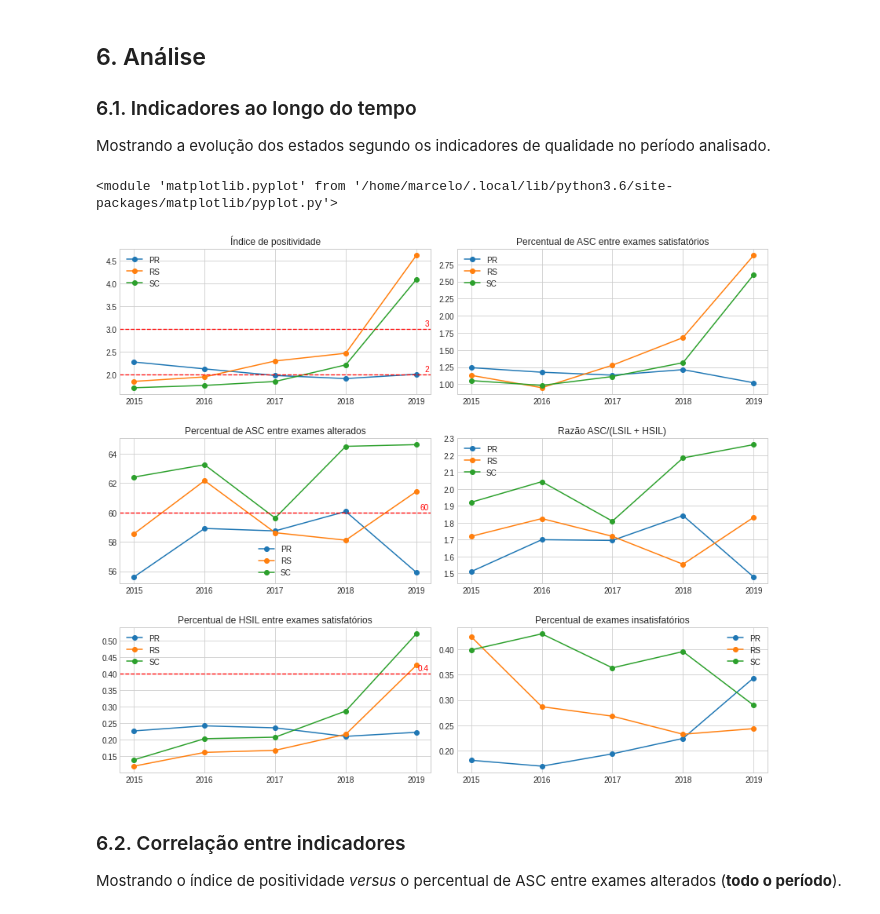
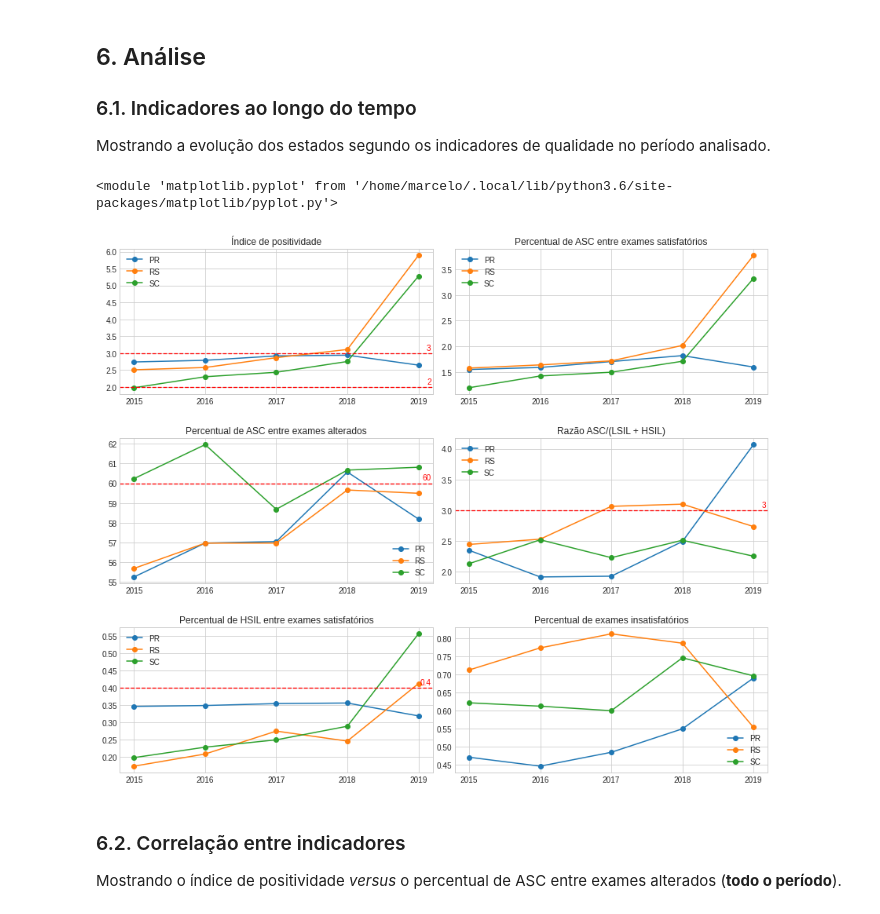
Before and after one commit to souzamarcelo/qualicito, a Jupyter notebook: lab-book.ipynb, the cells around one changed output. Drawn from its saved outputs; the diff is of its cells as text; code cells hidden in the pictures.

Commit message:
Change to mean; new correlation plot.

```diff
--- a/lab-book.ipynb
+++ b/lab-book.ipynb
@@ -120,10 +120,10 @@ analysis.tabelaIndicadores(dados, 'median')
 
 Mostrando a evolução dos estados segundo os indicadores de qualidade no período analisado.
 # %%
-analysis.plotIndicadores(dados, 'median')
+analysis.plotIndicadores(dados, 'mean')
 # %% [output]
 <module 'matplotlib.pyplot' from '/home/marcelo/.local/lib/python3.6/site-packages/matplotlib/pyplot.py'>
-[figure, old version]
+[figure, new version]
 # %% [markdown]
 ### 6.2. Correlação entre indicadores
 
```
Also changed, not shown: parts of 4 cells of this notebook.
